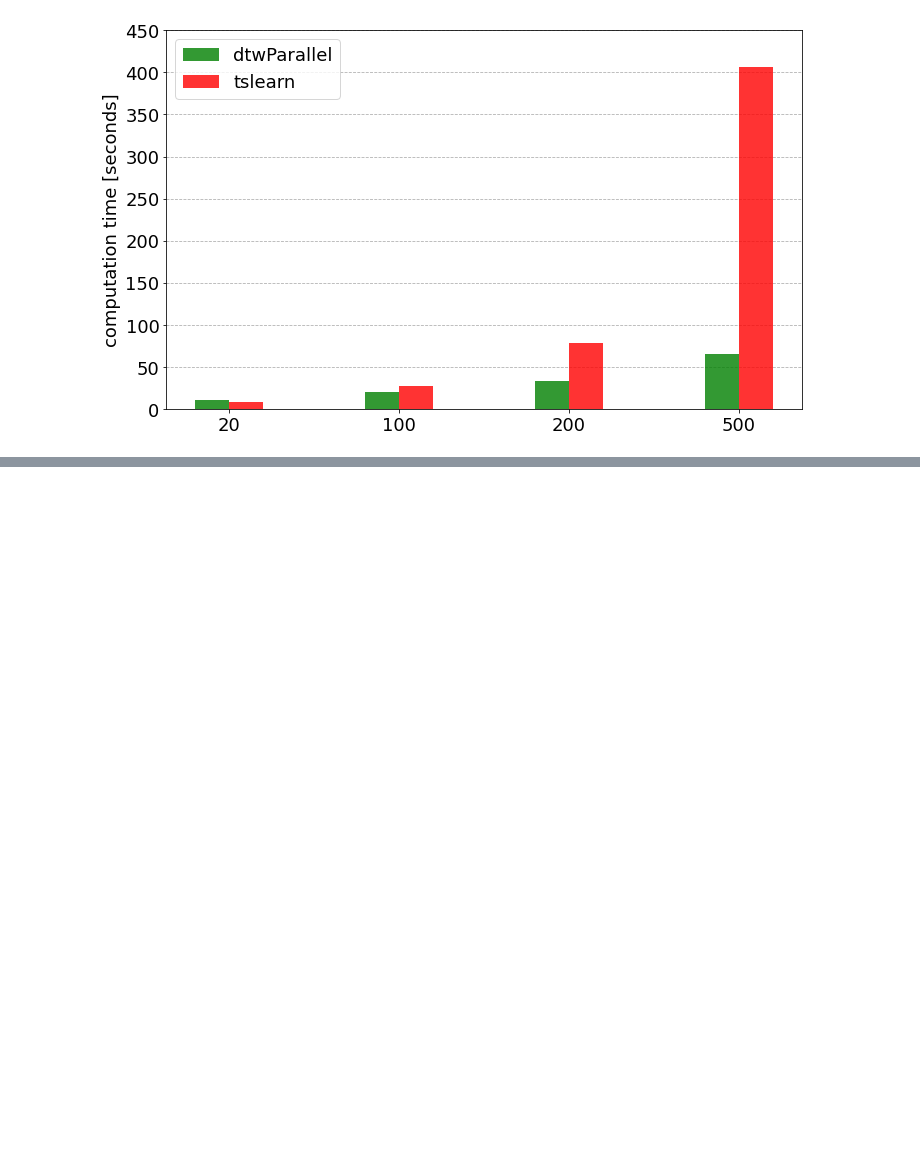
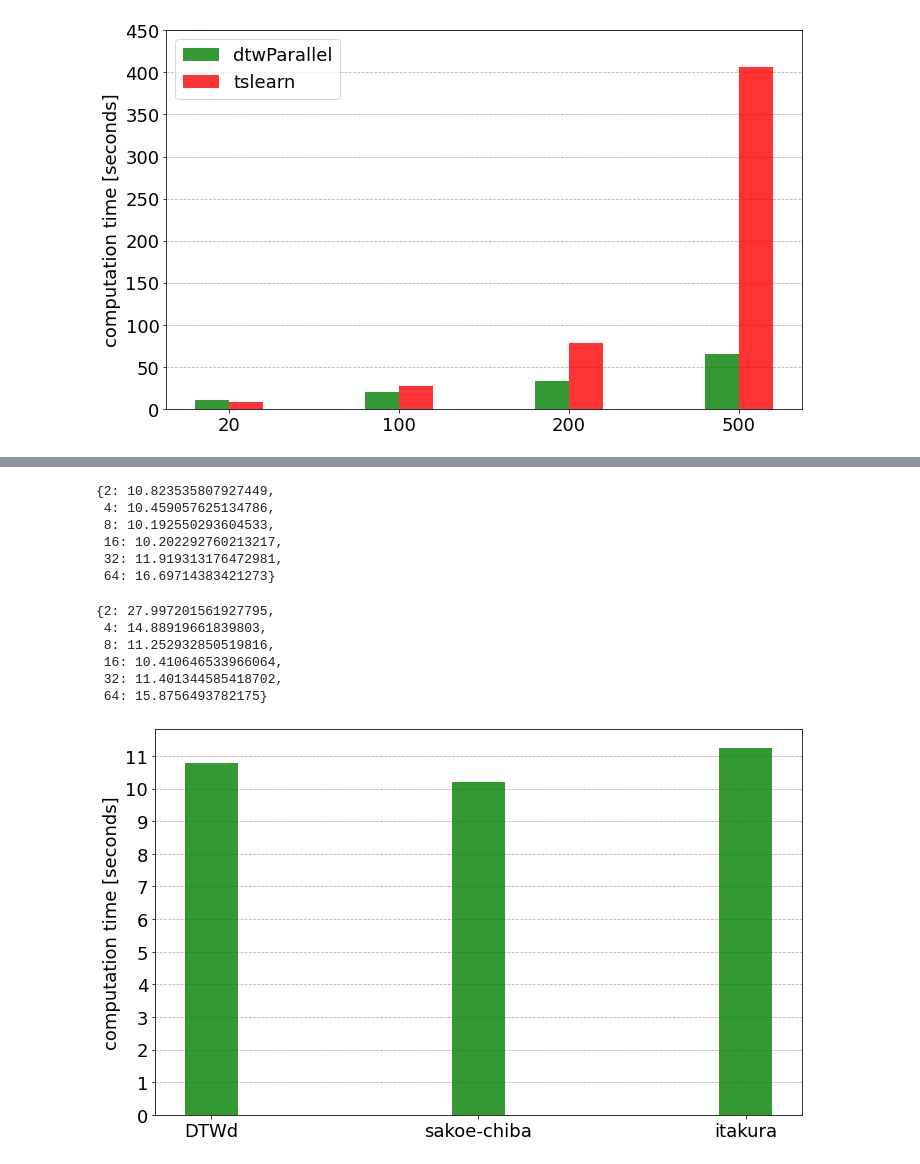
Before and after one commit to oscarescuderoarnanz/dtwParallel, a Jupyter notebook: exampleData/CodeExamples_new/plot_timeExamples_V2.ipynb, the cells around one changed output, grey strips where cells are left out. Drawn from its saved outputs; the diff is of its cells as text; code cells hidden in the pictures; blank space fills up the shorter version.

```diff
--- a/exampleData/CodeExamples_new/plot_timeExamples_V2.ipynb
+++ b/exampleData/CodeExamples_new/plot_timeExamples_V2.ipynb
@@ -217,0 +239,65 @@ plt.savefig("./Figures/comparativeTime_difflengths.png")
+# %%
+means_sakoe_chiba
+# %% [output]
+{2: 10.823535807927449,
+ 4: 10.459057625134786,
+ 8: 10.192550293604533,
+ 16: 10.202292760213217,
+ 32: 11.919313176472981,
+ 64: 16.69714383421273}
+# %%
+dicc = {}
+n_threads = [2, 4, 8, 16, 32, 64]
+
+
+data = np.loadtxt('../results_E2_financeData/dtwParallel_505_mult_threads_itakura.txt', dtype=str)
+
+for index in range(len(n_threads)):
+    a = data[index*31+1:31*index+31]
+    a = [word.rstrip(",[]") for word in a]
+    a[0] = a[0][1:]
+    if index == len(n_threads)-1:
+        a=a[:-1]
+    a = [float(i) for i in a]
+    dicc[n_threads[index]] = a
+
+means_itakura = {}
+for i in dicc.keys():
+    means_itakura[i] = np.mean(dicc[i])
+# %%
+means_itakura
+# %% [output]
+{2: 27.997201561927795,
+ 4: 14.88919661839803,
+ 8: 11.252932850519816,
+ 16: 10.410646533966064,
+ 32: 11.401344585418702,
+ 64: 15.8756493782175}
+# %%
+data = np.loadtxt('../results_E2_financeData/DataResultsTimePaper/dtwParallel_505.txt', dtype=str)
+a = [word.rstrip(",[]") for word in data]
+a[0] = a[0][1:]
+a = [float(i) for i in a]
+dtwParallel = np.median(a)
+
+values_505 = [dtwParallel, means_sakoe_chiba[8], means_itakura[8]]
+# %%
+fig,axis = plt.subplots(1,1,figsize=(10,6))
+
+numberOfTestPackage = 3
+
+plt.bar(np.arange(numberOfTestPackage), values_505, color='green', width=0.2, alpha=0.8)
+
+keys_finales = ['DTWd', 'sakoe-chiba', 'itakura']
+plt.xticks(np.arange(numberOfTestPackage), keys_finales, fontsize=18)
+keys_finales_2 = np.arange(0,12,1)
+plt.yticks(keys_finales_2, fontsize=18)
+axis.set_ylabel('computation time [seconds]',fontsize=18)
+plt.tight_layout()
+axis.yaxis.grid(linestyle = 'dashed')  # grid lines
+axis.set_axisbelow(True)  # grid lines are behind the rest
+#plt.legend(fontsize=18)
+
+# plt.savefig("./Figures/comparativeTime_difflengths.png")
+# %% [output]
+[figure, added]
```
Also changed, not shown: parts of 4 cells of this notebook, 9 other files.
